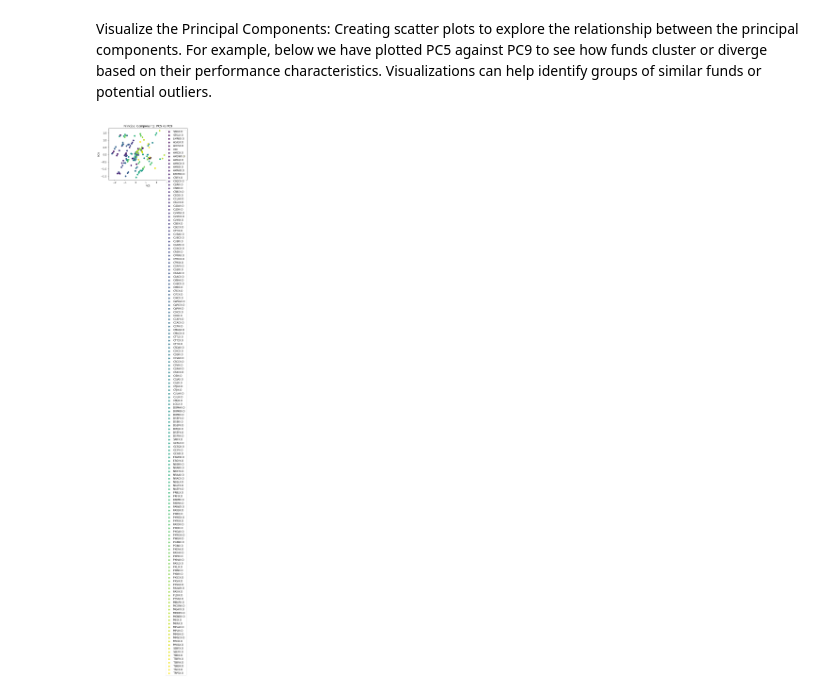
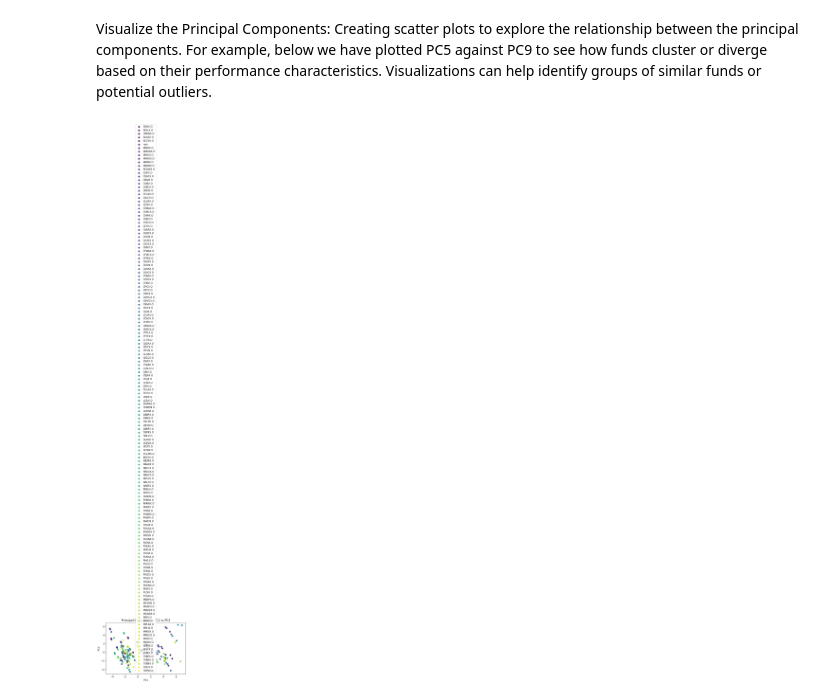
Before and after one commit to SIGatUCSD/SIGPytch, a Jupyter notebook: PCA/sig_pca.ipynb, the cells around one changed output. Drawn from its saved outputs; the diff is of its cells as text; code cells hidden in the pictures.

Commit message:
3rd commit-graph

```diff
--- a/PCA/sig_pca.ipynb
+++ b/PCA/sig_pca.ipynb
@@ -159,30 +159,30 @@ Visualize the Principal Components: Creating scatter plots to explore the relati
 # %%
 import matplotlib.pyplot as plt
 import numpy as np
 
 # Get the unique instruments
 instruments = pca_df['Instrument'].unique()
 
 # Generate a colormap with the number of unique instruments
 colors = plt.cm.get_cmap('viridis', len(instruments))
 
 # Create a dictionary to map instruments to colors
 color_map = dict(zip(instruments, colors(range(len(instruments)))))
 
 # Assign colors based on the 'Instrument' column
 pca_df['Color'] = pca_df['Instrument'].map(color_map)
 
 # Plot PC1 against PC2 with color-coded instruments
-plt.scatter(pca_df['PC5'], pca_df['PC9'], color=pca_df['Color'])
-plt.xlabel('PC5')
-plt.ylabel('PC9')
-plt.title('Principal Components: PC5 vs PC9')
+plt.scatter(pca_df['PC1'], pca_df['PC2'], color=pca_df['Color'])
+plt.xlabel('PC1')
+plt.ylabel('PC2')
+plt.title('Principal Components: PC1 vs PC2')
 
 # Add legend
 for instrument, color in color_map.items():
     plt.scatter([], [], color=color, label=instrument)
 plt.legend()
 
 plt.show()
 # %% [output]
-[figure, old version]
+[figure, new version]
```
Also changed, not shown: parts of 4 cells of this notebook.
